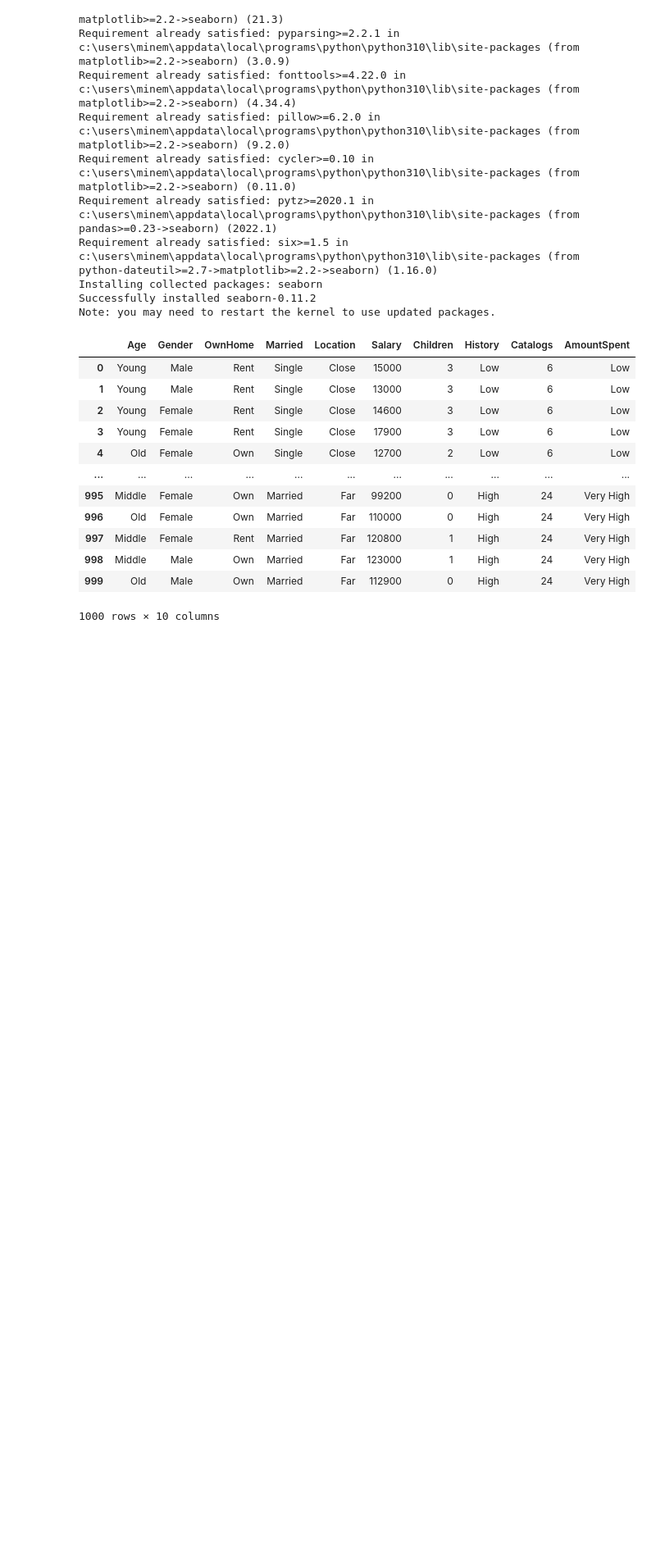
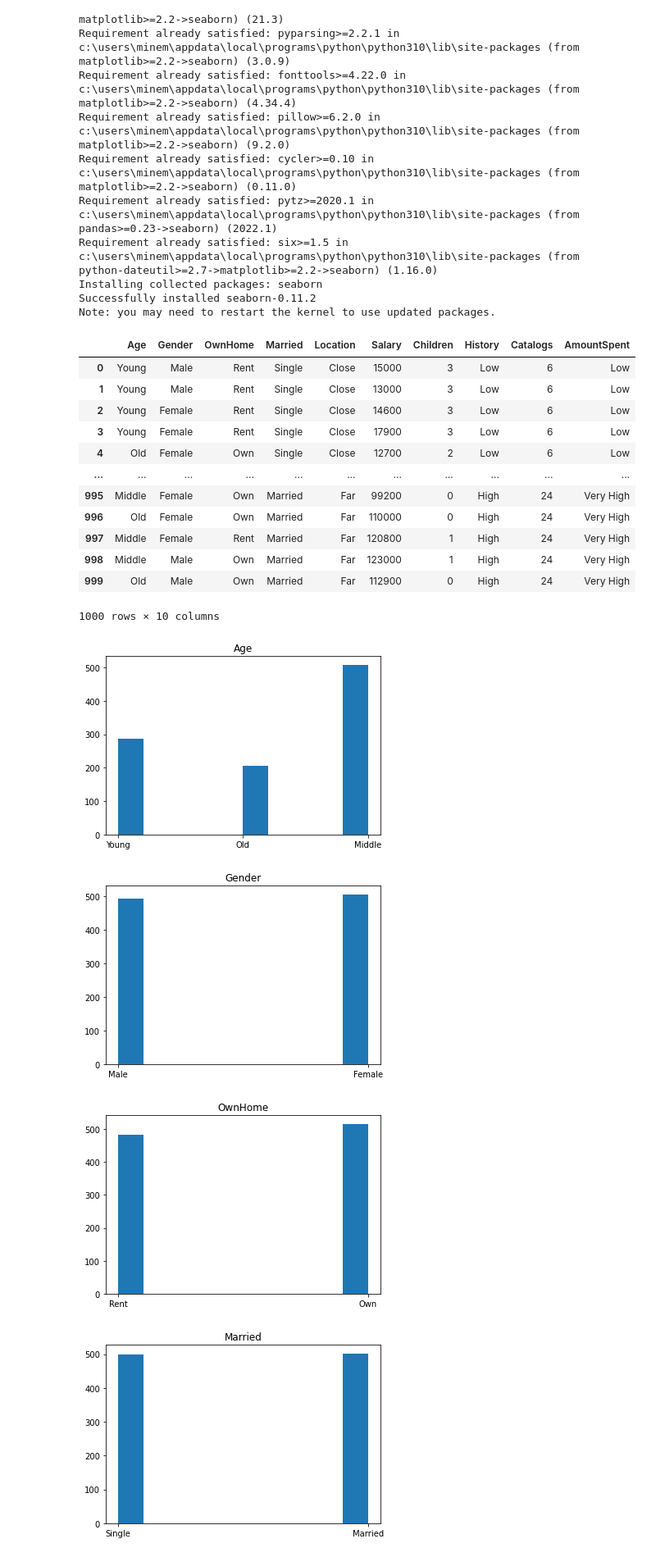
Before and after one commit to JXLK-dev/machinelearning, a Jupyter notebook: datasets_visualization.ipynb, the cells around one changed output. Shown at 82% size. Drawn from its saved outputs; the diff is of its cells as text; code cells hidden in the pictures; blank space fills up the shorter version.

Commit message:
data visualization

```diff
--- a/datasets_visualization.ipynb
+++ b/datasets_visualization.ipynb
@@ -47,3 +47,40 @@ data
 | 998 | Middle | Male | Own | Married | Far | 123000 | 1 | High | 24 | Very High |
 | 999 | Old | Male | Own | Married | Far | 112900 | 0 | High | 24 | Very High |
 1000 rows × 10 columns
+# %%
+plt.hist(data.Age)
+plt.title("Age")
+plt.show()
+plt.hist(data.Gender)
+plt.title("Gender")
+plt.show()
+plt.hist(data.OwnHome)
+plt.title("OwnHome")
+plt.show()
+plt.hist(data.Married)
+plt.title("Married")
+plt.show()
+plt.hist(data.Location)
+plt.title("Location")
+plt.show()
+plt.hist(data.Salary)
+plt.title("Salary")
+plt.show()
+plt.hist(data.Children)
+plt.title("Children")
+plt.show()
+plt.hist(data.Catalogs)
+plt.title("Catalogs")
+plt.show()
+plt.hist(data.AmountSpent)
+plt.title("AmountSpent")
+plt.show()
+s = data.astype(str)
+plt.hist(s.History)
+plt.title("History")
+plt.show()
+# %% [output]
+[figure, added]
+[figure, added]
+[figure, added]
+[figure, added]
```
Also changed, not shown: parts of 1 cell of this notebook.
